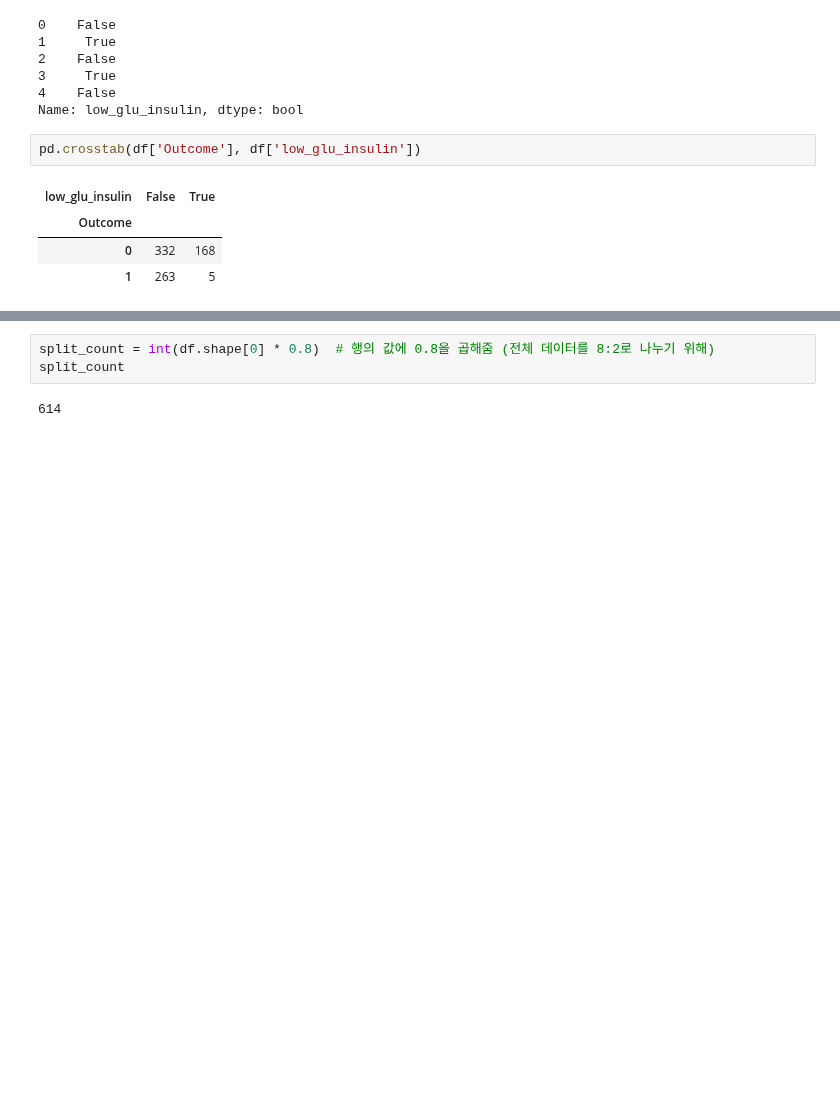
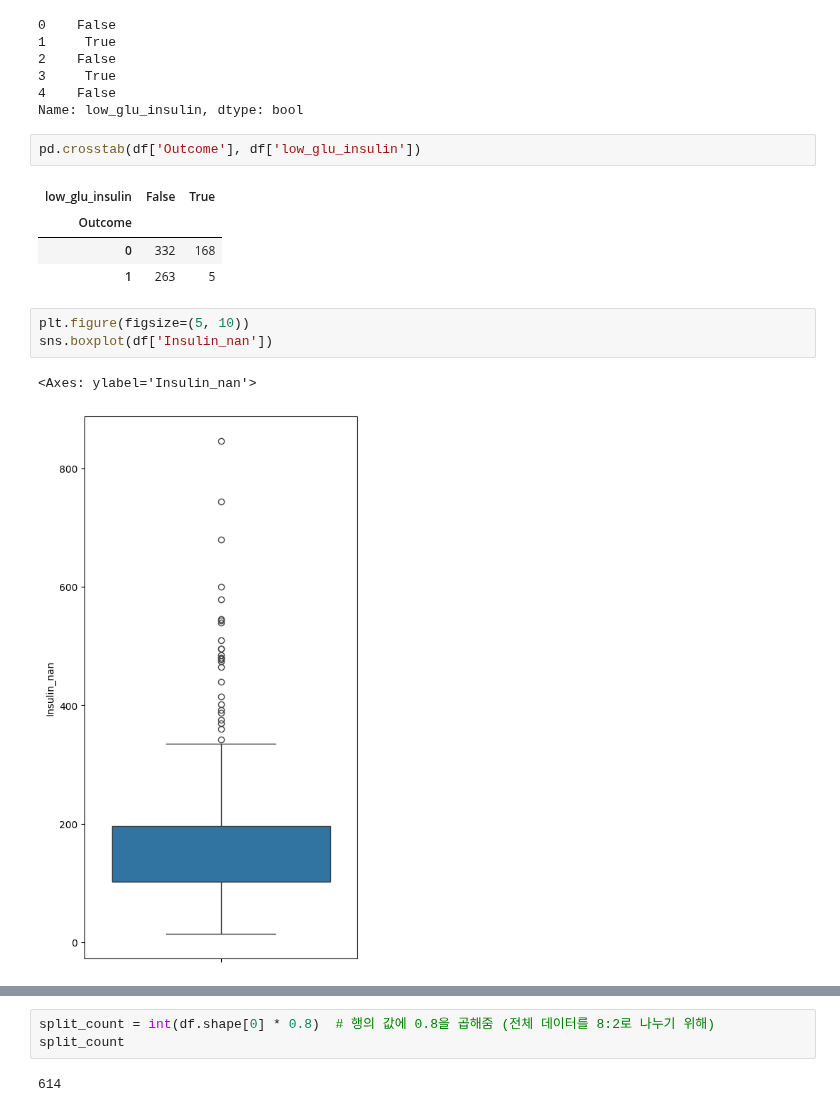
Before and after one commit to MinuSpurs/ML_study, a Jupyter notebook: Data_science_project_2024/Improved_model_performance.ipynb, the cells around one changed output, grey strips where cells are left out. Cells and saved outputs as stored; diff of their text form; blank space fills up the shorter version.

```diff
--- a/Data_science_project_2024/Improved_model_performance.ipynb
+++ b/Data_science_project_2024/Improved_model_performance.ipynb
@@ -210,3 +210,9 @@ pd.crosstab(df['Outcome'], df['low_glu_insulin'])
 | Outcome |  |  |
 | 0 | 332 | 168 |
 | 1 | 263 | 5 |
+# %%
+plt.figure(figsize=(5, 10))
+sns.boxplot(df['Insulin_nan'])
+# %% [output]
+<Axes: ylabel='Insulin_nan'>
+[figure, added]
```
Also changed, not shown: parts of 27 cells of this notebook, 1 other file.
